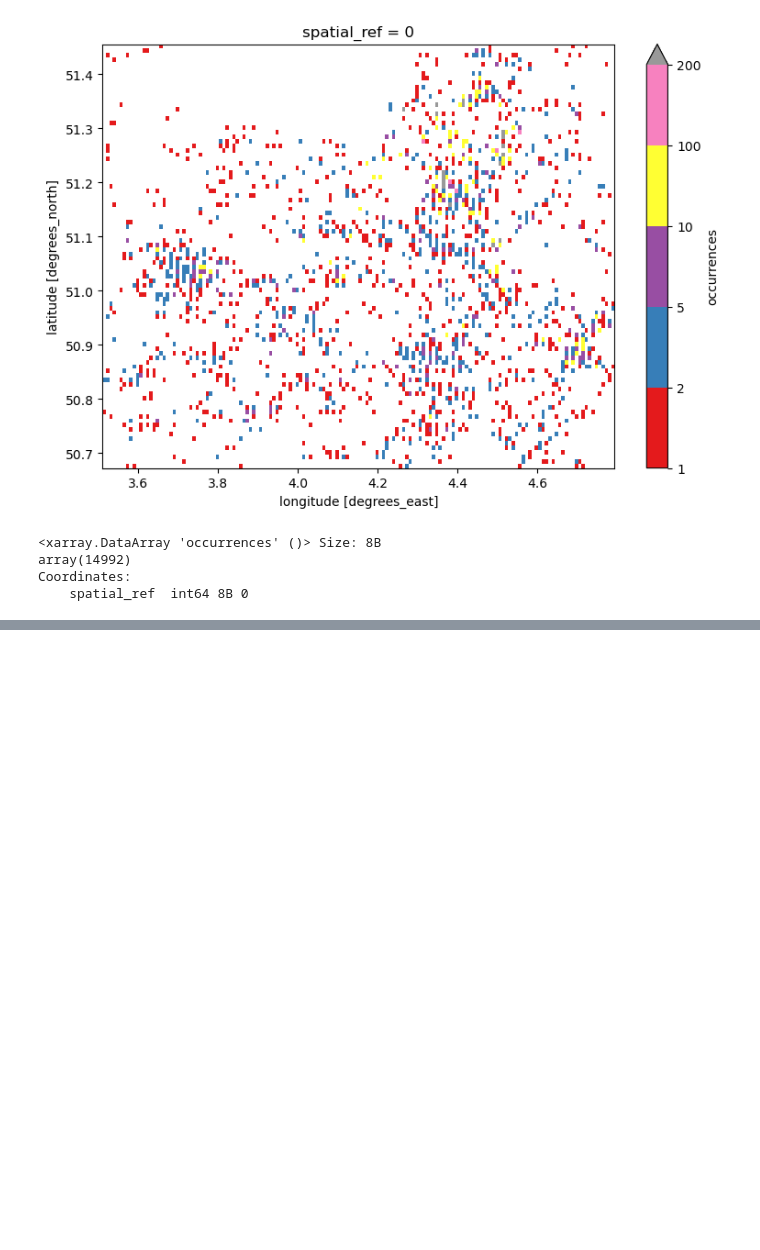
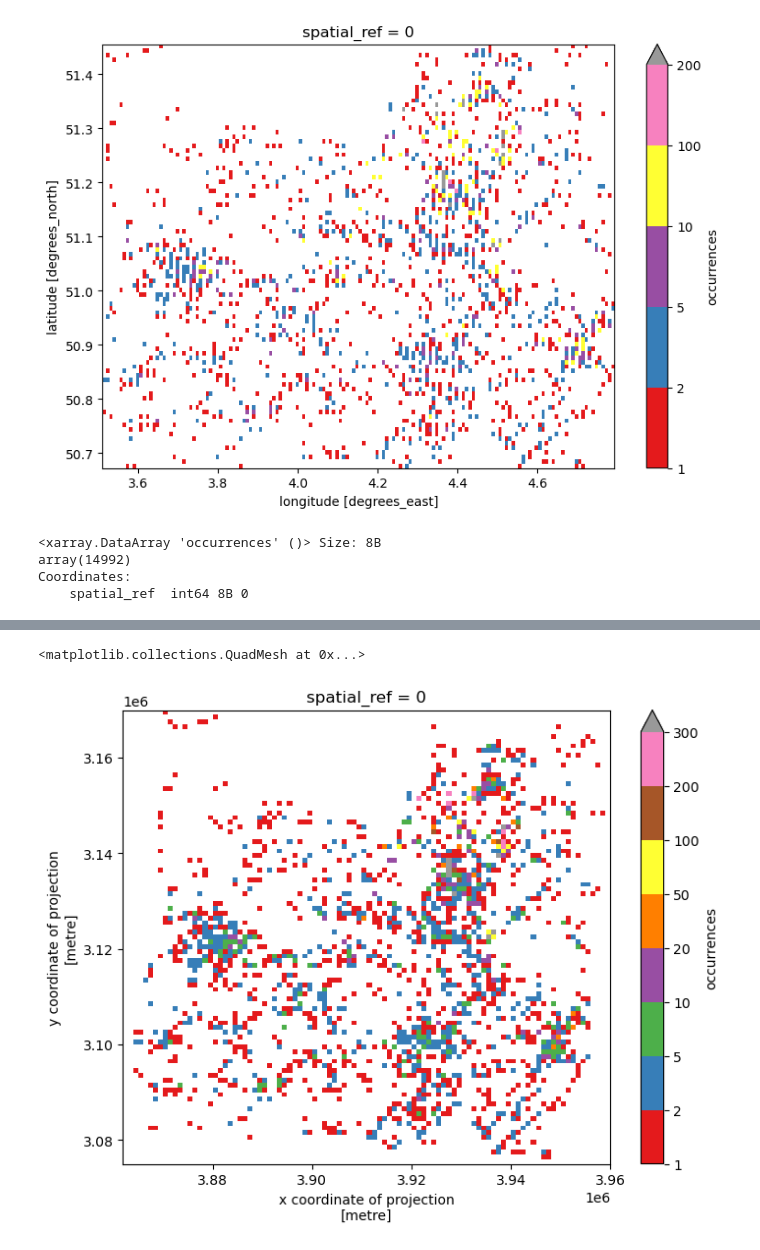
Before and after one commit to nbillietPM/BmC, a Jupyter notebook: scripts/harmonization/gbif harmonization.ipynb, the cells around one changed output, grey strips where cells are left out. Drawn from its saved outputs; the diff is of its cells as text; code cells hidden in the pictures; blank space fills up the shorter version.

```diff
--- a/scripts/harmonization/gbif harmonization.ipynb
+++ b/scripts/harmonization/gbif harmonization.ipynb
@@ -679,6 +679,7 @@ df
 import pandas as pd
 import geopandas as gpd
 import xarray as xr
+import numpy as np
 from geocube.api.core import make_geocube
 from geocube.rasterize import rasterize_image
 from rasterio.enums import MergeAlg
@@ -688,7 +689,7 @@ from shapely.geometry import box
 import pyproj
 from shapely.ops import transform
 
-def rasterize_gbif_full(df, target_ds, tolerance=2.0):
+def rasterize_gbif_full(gbif_df, env_ds, tolerance=2.0):
     """
     Converts GBIF occurrences data to a raster aligned with the spatial grid of target_ds,
     but retains the full temporal extent (all years/months) present in the GBIF data.
@@ -699,7 +700,7 @@ def rasterize_gbif_full(df, target_ds, tolerance=2.0):
     assert env_ds.rio.crs!=None, "The environmental Dataset does not have a CRS in its metadata"
 
     # Apply the parse polygon function to the eeacellcode column to generate a geometry column
-    gbif_df['geometry'] = df['eeacellcode'].apply(parse_to_polygon)
+    gbif_df['geometry'] = gbif_df['eeacellcode'].apply(parse_to_polygon)
 
     # Transform to geopandas dataframe to ease geospatial operations
     gdf = gpd.GeoDataFrame(gbif_df, geometry='geometry')
@@ -710,8 +711,8 @@ def rasterize_gbif_full(df, target_ds, tolerance=2.0):
 
     # Geocube operates on general x and y dimension for spatial coordinates. Check if spatial dimensions are named differently
     # In case they are named differently add spatial dimensions for x and y
-    if {"lat", "lon"}.issubset(target_ds.coords):
-        target_ds.rio.set_spatial_dims(x_dim="lon", y_dim="lat", inplace=True)
+    if {"lat", "lon"}.issubset(env_ds.coords):
+        env_ds.rio.set_spatial_dims(x_dim="lon", y_dim="lat", inplace=True)
 
     # Unify the month and year column present in the GBIF data to a datetime format, required for xarray temporal slicing
     if 'month' in gdf.columns and 'year' in gdf.columns:
@@ -728,13 +729,13 @@ def rasterize_gbif_full(df, target_ds, tolerance=2.0):
     gbif_area_sqm = gdf_ea.geometry.area.median()
 
     # Extract the bounds from the environmental dataset
-    minx, miny, maxx, maxy = target_ds.rio.bounds()
+    minx, miny, maxx, maxy = env_ds.rio.bounds()
 
     # Generate coordinates for a cell in the center of the bbox
     cx, cy = (minx + maxx) / 2.0, (miny + maxy) / 2.0
 
     # Retrieve the resolution of the raster
-    target_x_res, target_y_res = map(abs, target_ds.rio.resolution())
+    target_x_res, target_y_res = map(abs, env_ds.rio.resolution())
 
     """
     Single pixel area is chose to prevent excessive computation for area statistics. For a raster of size (W x H)
@@ -747,7 +748,7 @@ def rasterize_gbif_full(df, target_ds, tolerance=2.0):
     # Create a transformer from your target CRS (e.g., EPSG:4326) to EPSG:6933
     # always_xy=True is critical to prevent x/y coordinates from flipping
     project = pyproj.Transformer.from_crs(
-        target_ds.rio.crs,
+        env_ds.rio.crs,
         equal_area_crs,
         always_xy=True
     ).transform
@@ -769,7 +770,7 @@ def rasterize_gbif_full(df, target_ds, tolerance=2.0):
     gdf['geometry'] = gdf.geometry.centroid
 
     # Transform the GBIF CRS to the target_ds CRS
-    gdf = gdf.to_crs(target_ds.rio.crs)
+    gdf = gdf.to_crs(env_ds.rio.crs)
 
     """
     make_geocube rasterizes vector data in which the target_ds is used as a spatial template
@@ -783,7 +784,7 @@ def rasterize_gbif_full(df, target_ds, tolerance=2.0):
     rasterized_ds = make_geocube(
         vector_data=gdf,
         measurements=['occurrences'],
-        like=target_ds,       # <--- Still forces strict spatial alignment
+        like=env_ds,       # <--- Still forces strict spatial alignment
         group_by='time',      # <--- Creates the time dimension
         fill=0,
         rasterize_function=partial(rasterize_image, merge_alg=MergeAlg.add)
@@ -857,3 +858,7 @@ test_time["occurrences"].sum()
 array(14992)
 Coordinates:
     spatial_ref  int64 8B 0
+# %%
+import xarray as xr
+chelsa_reprojected = xr.open_dataset("reprojected_chelsa_month.nc", engine="netcdf4", decode_coords="all")
+chelsa_reprojected
@@ -859,0 +889,6 @@ Coordinates:
+# %%
+import geopandas as gpd
+df = pd.read_csv("out/gbif/gridded/0006956-260129131611470.csv", sep="\t")
+df["geometry"] = df["eeacellcode"].apply(parse_to_polygon)
+gbif_gdf = gpd.GeoDataFrame(df, geometry="geometry", crs="EPSG:3035")
+gbif_gdf.head()
@@ -859,0 +906,3 @@ Coordinates:
+# %%
+rasterized_gbif = rasterize_gbif_full(df, chelsa_reprojected, tolerance=1.1)
+rasterized_gbif
@@ -859,0 +919,10 @@ Coordinates:
+# %%
+fulltime = rasterized_gbif.sum(dim="time")
+masked = fulltime["occurrences"].where(fulltime["occurrences"]>0)
+masked.plot(cmap='Set1',
+    levels=[1,2,5,10,20,50,100,200,300],
+    size=6,
+)
+# %% [output]
+<matplotlib.collections.QuadMesh at 0x...>
+[figure, added]
```
Also changed, not shown: parts of 8 cells of this notebook, 2 other files.
